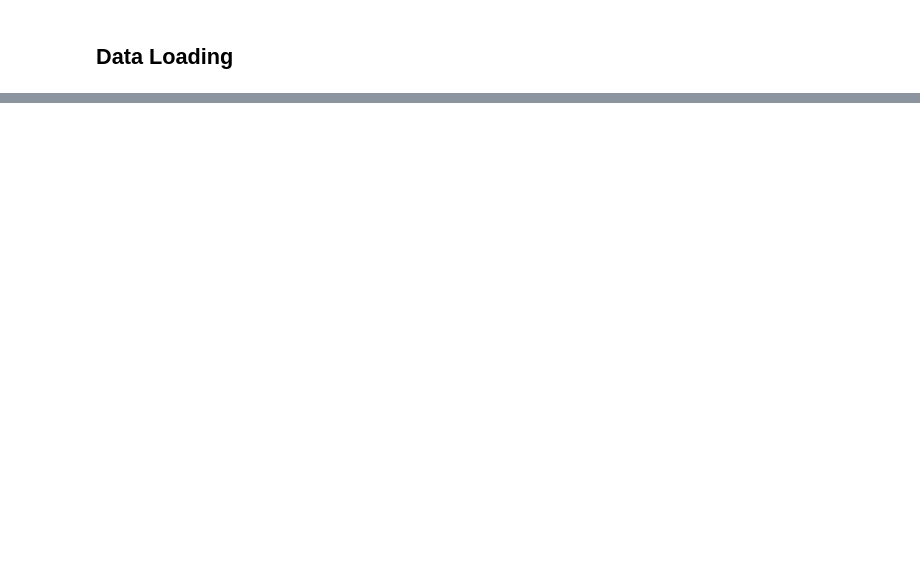
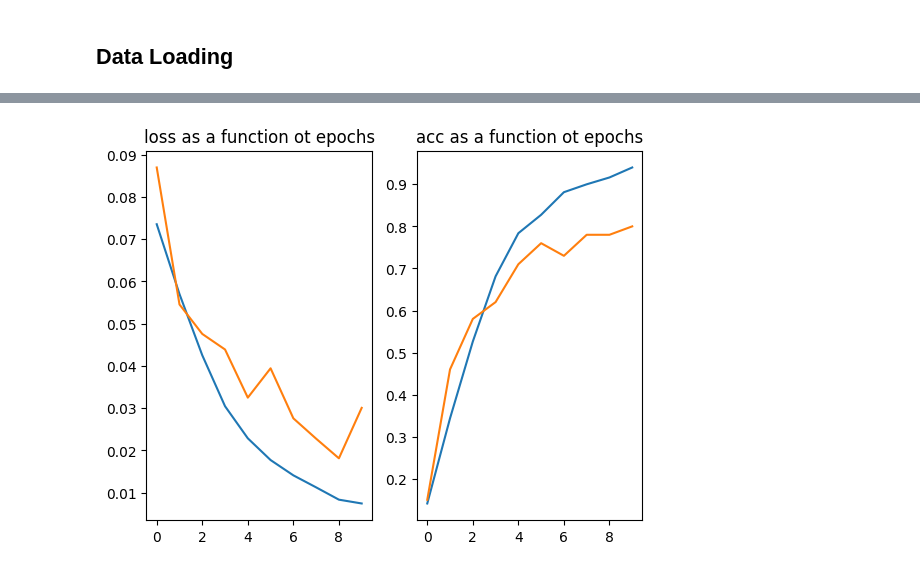
Before and after one commit to OfekBasson/ImageTransformerCaptchaSolver, a Jupyter notebook: src/captcha_solver_jupyter_notebook.ipynb, the cells around one changed output, grey strips where cells are left out. Cells and saved outputs as stored; diff of their text form; code cells hidden in the pictures; blank space fills up the shorter version.

```diff
--- a/src/captcha_solver_jupyter_notebook.ipynb
+++ b/src/captcha_solver_jupyter_notebook.ipynb
@@ -100,0 +49,40 @@ torch.Size([32, 4, 224, 224])
+# %%
+def train_model(model, criterion, optimizer, num_epochs=5):
+  for epoch in range(num_epochs):
+      print('Epoch {}/{}'.format(epoch+1, num_epochs))
+      print('-' * 10)
+
+      for phase in ['train', 'val']:
+          if phase == 'train':
+              model.train()
+              current_loader = trainLoader
+              dataset_size = len(trainDataset)
+          else:
+              model.eval()
+              current_loader = testLoader
+              dataset_size = len(testDataset)
+
+          running_loss = 0.0
+          running_corrects = 0
+
+          for _, (images, true_labels) in enumerate(current_loader):
+            optimizer.zero_grad()
+            MLP_scores = model(images)
+            tensorTrueLabels = torch.tensor(tuple(int(el) for el in true_labels))
+            loss = criterion(MLP_scores, torch.tensor(tensorTrueLabels))
+            if phase == 'train':
+              loss.backward()
+              optimizer.step()
+            predicted_labels = torch.argmax(MLP_scores, dim=1)
+            running_loss += loss.item()
+            running_corrects += torch.sum(torch.eq(predicted_labels, tensorTrueLabels), dim=0).item()
+
+          epoch_loss = running_loss / dataset_size
+          epoch_acc = running_corrects / dataset_size
+
+          model.data_tracking_for_visualization[phase]['loss'].append(epoch_loss)
+          model.data_tracking_for_visualization[phase]['acc'].append(epoch_acc)
+
+          print('{} Loss: {:.4f}  |  Acc: {:.4f}'.format(phase, epoch_loss, epoch_acc))
+# %%
+train_model(model, criterion, optimizer, num_epochs=10)
@@ -100,0 +109,4 @@ torch.Size([32, 4, 224, 224])
+# %%
+graphShow(model)
+# %% [output]
+[figure, added]
```
Also changed, not shown: parts of 16 cells of this notebook, 5 other files.
